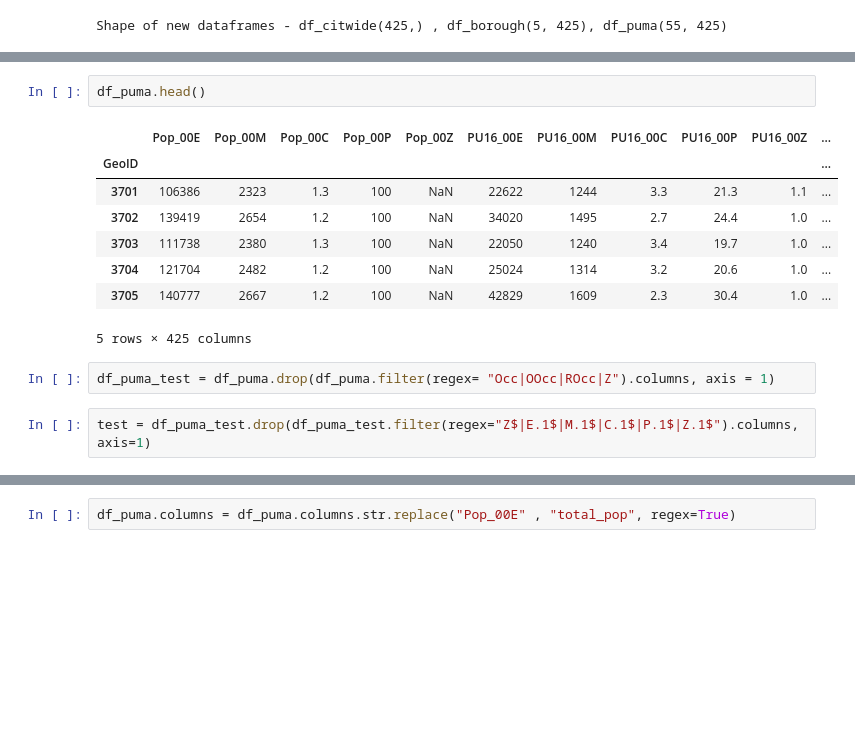
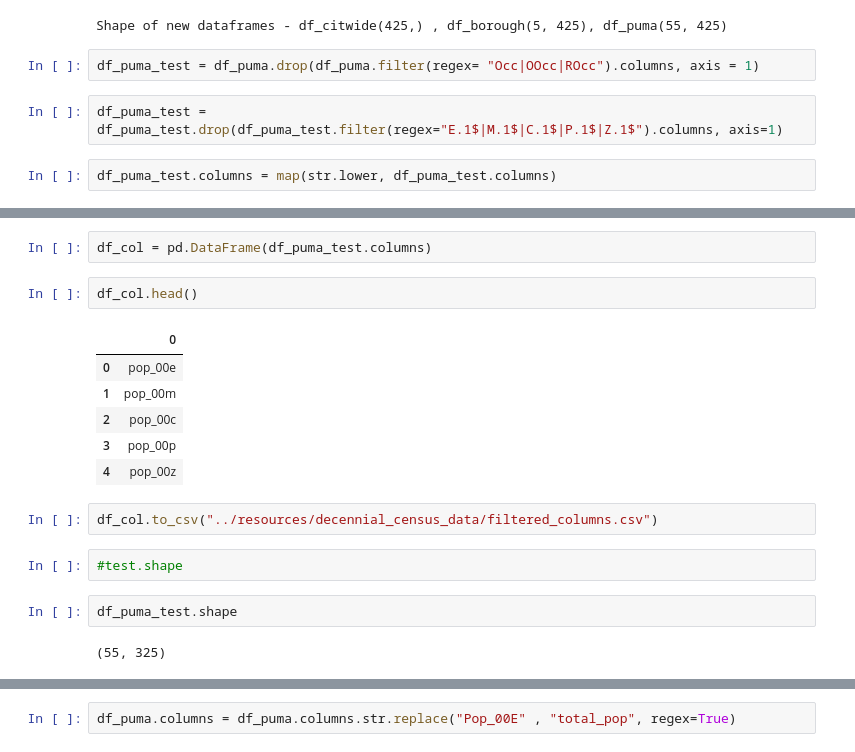
Before and after one commit to NYCPlanning/db-equitable-development-tool, a Jupyter notebook: notebooks/decennial_census_exploratory.ipynb, the cells around one changed output, grey strips where cells are left out. Drawn from its saved outputs; the diff is of its cells as text; blank space fills up the shorter version.

```diff
--- a/notebooks/decennial_census_exploratory.ipynb
+++ b/notebooks/decennial_census_exploratory.ipynb
@@ -85,3 +74,9 @@ df_puma.head()
 print("Shape of new dataframes - df_citwide{} , df_borough{}, df_puma{}".format(df_citywide.shape, df_borough.shape, df_puma.shape))
 # %% [output]
 Shape of new dataframes - df_citwide(425,) , df_borough(5, 425), df_puma(55, 425)
+# %%
+df_puma_test = df_puma.drop(df_puma.filter(regex= "Occ|OOcc|ROcc").columns, axis = 1)
+# %%
+df_puma_test = df_puma_test.drop(df_puma_test.filter(regex="E.1$|M.1$|C.1$|P.1$|Z.1$").columns, axis=1)
+# %%
+df_puma_test.columns = map(str.lower, df_puma_test.columns)
@@ -88,15 +92,19 @@ Shape of new dataframes - df_citwide(425,) , df_borough(5, 425), df_puma(55, 425
+# %%
+df_col = pd.DataFrame(df_puma_test.columns)
 # %%
-df_puma.head()
+df_col.head()
 # %% [output]
-|  | Pop_00E | Pop_00M | Pop_00C | Pop_00P | Pop_00Z | PU16_00E | PU16_00M | PU16_00C | PU16_00P | PU16_00Z | ... |
-| GeoID |  |  |  |  |  |  |  |  |  |  | ... |
-| 3701 | 106386 | 2323 | 1.3 | 100 | NaN | 22622 | 1244 | 3.3 | 21.3 | 1.1 | ... |
-| 3702 | 139419 | 2654 | 1.2 | 100 | NaN | 34020 | 1495 | 2.7 | 24.4 | 1.0 | ... |
-| 3703 | 111738 | 2380 | 1.3 | 100 | NaN | 22050 | 1240 | 3.4 | 19.7 | 1.0 | ... |
-| 3704 | 121704 | 2482 | 1.2 | 100 | NaN | 25024 | 1314 | 3.2 | 20.6 | 1.0 | ... |
-| 3705 | 140777 | 2667 | 1.2 | 100 | NaN | 42829 | 1609 | 2.3 | 30.4 | 1.0 | ... |
+|  | 0 |
+| 0 | pop_00e |
+| 1 | pop_00m |
+| 2 | pop_00c |
+| 3 | pop_00p |
+| 4 | pop_00z |
-5 rows × 425 columns
-# %%
-df_puma_test = df_puma.drop(df_puma.filter(regex= "Occ|OOcc|ROcc|Z").columns, axis = 1)
-# %%
-test = df_puma_test.drop(df_puma_test.filter(regex="Z$|E.1$|M.1$|C.1$|P.1$|Z.1$").columns, axis=1)
+# %%
+df_col.to_csv("../resources/decennial_census_data/filtered_columns.csv")
+# %%
+#test.shape
+# %%
+df_puma_test.shape
+# %% [output]
+(55, 325)
```
Also changed, not shown: parts of 19 cells of this notebook, 2 other files.
